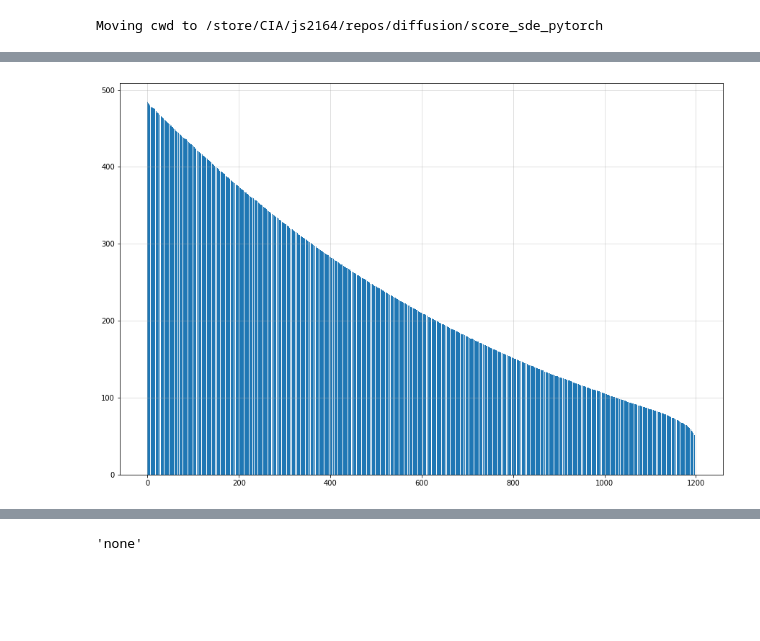
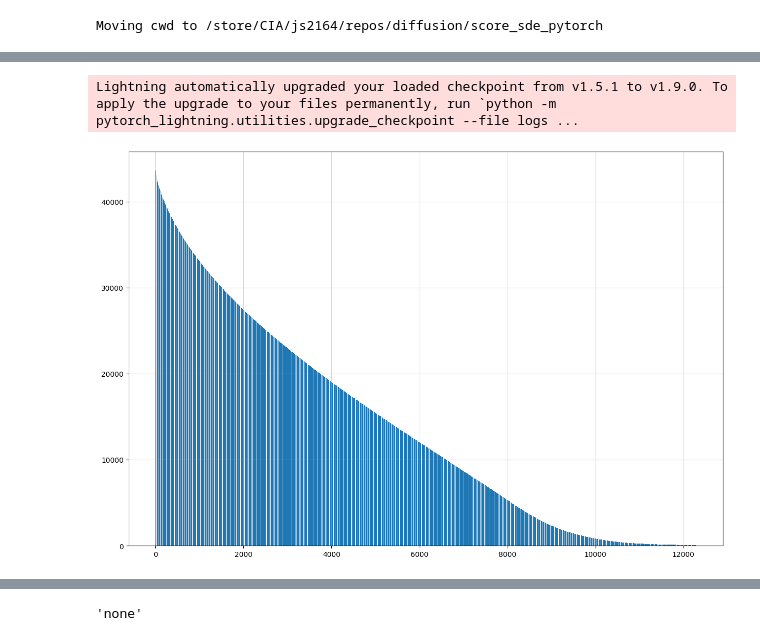
Before and after one commit to GBATZOLIS/conditional_score_diffusion, a Jupyter notebook: notebooks/sample_from_trained_celebA.ipynb, the cells around one changed output, grey strips where cells are left out. Drawn from its saved outputs; the diff is of its cells as text; code cells hidden in the pictures; blank space fills up the shorter version.

```diff
--- a/notebooks/sample_from_trained_celebA.ipynb
+++ b/notebooks/sample_from_trained_celebA.ipynb
@@ -72,23 +74,26 @@ plt.show()
 from lightning_data_modules import HaarDecomposedDataset, ImageDatasets, PairedDataset, SyntheticDataset, SyntheticPairedDataset, Synthetic1DConditionalDataset, SyntheticTimeSeries, SRDataset, SRFLOWDataset, KSphereDataset, MammothDataset, LineDataset, GanDataset #needed for datamodule registration
 from dim_reduction import get_manifold_dimension
 config.data.base_dir = '/store/CIA/js2164/data'
+config.data.data_path = '/store/CIA/js2164/data/gan_data'
 config.training.batch_size=16
 config.model.scale_by_sigma = False
 get_manifold_dimension(config)
+# %% [output]
+Lightning automatically upgraded your loaded checkpoint from v1.5.1 to v1.9.0. To apply the upgrade to your files permanently, run `python -m pytorch_lightning.utilities.upgrade_checkpoint --file logs ...
 # %%
-path = 'logs/celebA/real_celebA_crop_ampere_VE_STABLE/svd/svd.pkl'
+path = f'logs/celebA/{name}/svd/svd.pkl'
 with open(path, 'rb') as f:
     svd = pickle.load(f)
 singular_values = svd['singular_values']
 # %%
-s = singular_values[0][-1200:]
+s = singular_values[0]
 fig = plt.figure(figsize=(15,10))
 #ax.rcParams.update({'font.size': 16})
 plt.grid(alpha=0.5)
 plt.bar(range(len(s)), s)
 #plt.xticks(range(0, 100, 5))
 #plt.vlines(95, 0, np.max(s), color='r', linestyles='--')
 #plt.vlines(70, 0, np.max(s), color='r', linestyles='--')
 fig.show()
 # %% [output]
-[figure, old version]
+[figure, new version]
```
Also changed, not shown: parts of 5 cells of this notebook.
